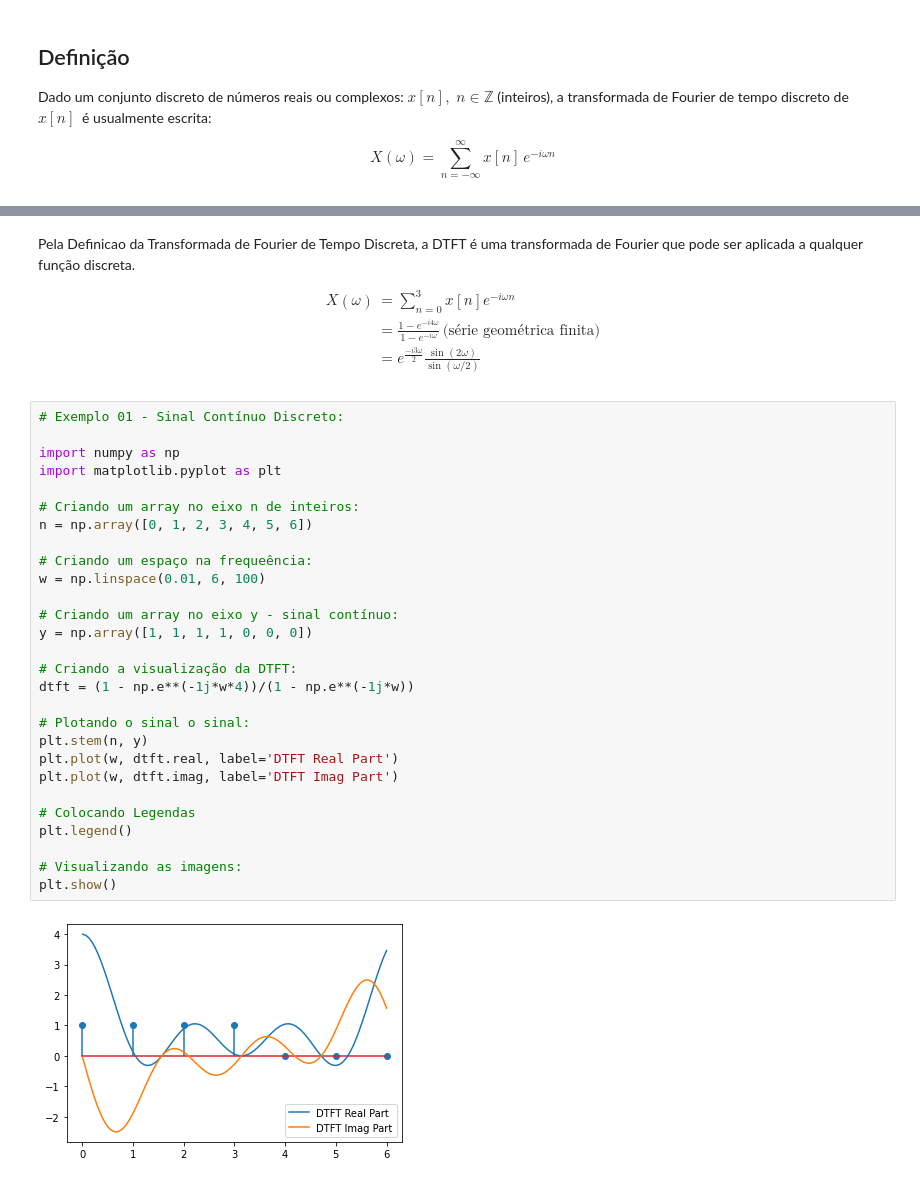
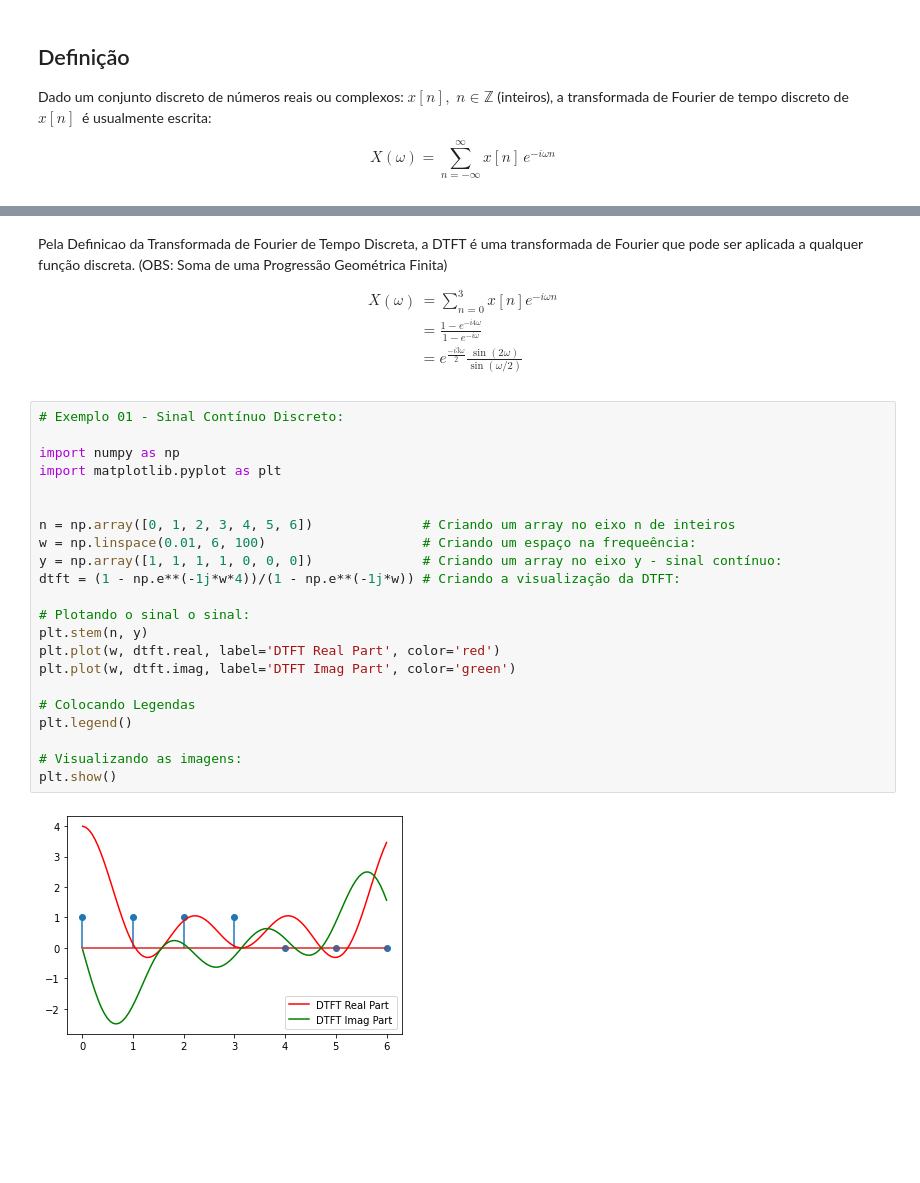
Before and after one commit to leonardoSaaads/ProcessamentoDigitalSinais, a Jupyter notebook: Unidade 1/DTFT.ipynb, the cells around one changed output, grey strips where cells are left out. Drawn from its saved outputs; the diff is of its cells as text; blank space fills up the shorter version.

```diff
--- a/Unidade 1/DTFT.ipynb
+++ b/Unidade 1/DTFT.ipynb
@@ -30,39 +36,33 @@ plt.show()
 # %% [output]
 [figure]
 # %% [markdown]
-Pela Definicao da Transformada de Fourier de Tempo Discreta, a DTFT é uma transformada de Fourier que pode ser aplicada a qualquer função discreta.
+Pela Definicao da Transformada de Fourier de Tempo Discreta, a DTFT é uma transformada de Fourier que pode ser aplicada a qualquer função discreta. (OBS: Soma de uma Progressão Geométrica Finita)
 
-$${\displaystyle \begin{align*} X(\omega ) &= \sum _{n=0}^{3}x[n] e^{-i\omega n} \\  \, &= \frac{1-e^{-i 4 \omega}}{1 - e^{-i\omega}} \, \text{(série geométrica finita)} \\ \, &= e^{\frac{-i3 \omega}{2}} \frac{\sin(2 \omega)}{\sin(\omega/2)} \end{align*}}$$
+$${\displaystyle \begin{align*} X(\omega ) &= \sum _{n=0}^{3}x[n] e^{-i\omega n} \\  \, &= \frac{1-e^{-i 4 \omega}}{1 - e^{-i\omega}} \\ \, &= e^{\frac{-i3 \omega}{2}} \frac{\sin(2 \omega)}{\sin(\omega/2)} \end{align*}}$$
 # %%
 # Exemplo 01 - Sinal Contínuo Discreto:
 
 import numpy as np
 import matplotlib.pyplot as plt
 
-# Criando um array no eixo n de inteiros:
-n = np.array([0, 1, 2, 3, 4, 5, 6])
 
-# Criando um espaço na frequeência:
-w = np.linspace(0.01, 6, 100)
-
-# Criando um array no eixo y - sinal contínuo:
-y = np.array([1, 1, 1, 1, 0, 0, 0])
-
-# Criando a visualização da DTFT:
-dtft = (1 - np.e**(-1j*w*4))/(1 - np.e**(-1j*w))
+n = np.array([0, 1, 2, 3, 4, 5, 6])              # Criando um array no eixo n de inteiros
+w = np.linspace(0.01, 6, 100)                    # Criando um espaço na frequeência:
+y = np.array([1, 1, 1, 1, 0, 0, 0])              # Criando um array no eixo y - sinal contínuo:
+dtft = (1 - np.e**(-1j*w*4))/(1 - np.e**(-1j*w)) # Criando a visualização da DTFT:
 
 # Plotando o sinal o sinal:
 plt.stem(n, y)
-plt.plot(w, dtft.real, label='DTFT Real Part')
-plt.plot(w, dtft.imag, label='DTFT Imag Part')
+plt.plot(w, dtft.real, label='DTFT Real Part', color='red')
+plt.plot(w, dtft.imag, label='DTFT Imag Part', color='green')
 
 # Colocando Legendas
 plt.legend()
 
 # Visualizando as imagens:
 plt.show()
 # %% [output]
-[figure, old version]
+[figure, new version]
 # %%
 # Exemplo 01 - Sinal Contínuo Discreto:
 
```
Also changed, not shown: parts of 8 cells of this notebook.
